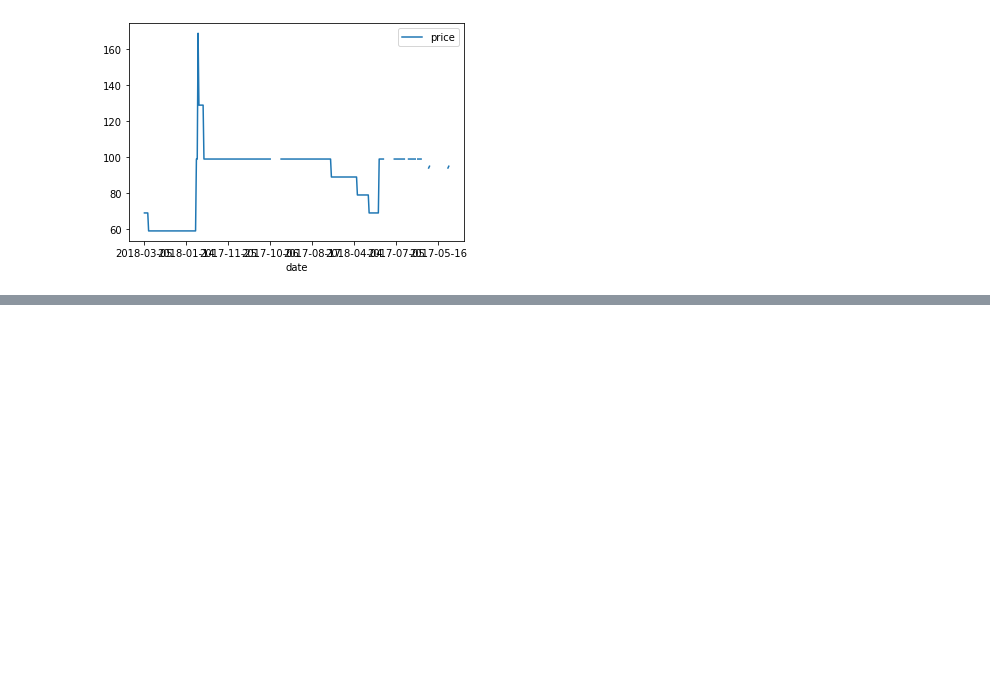
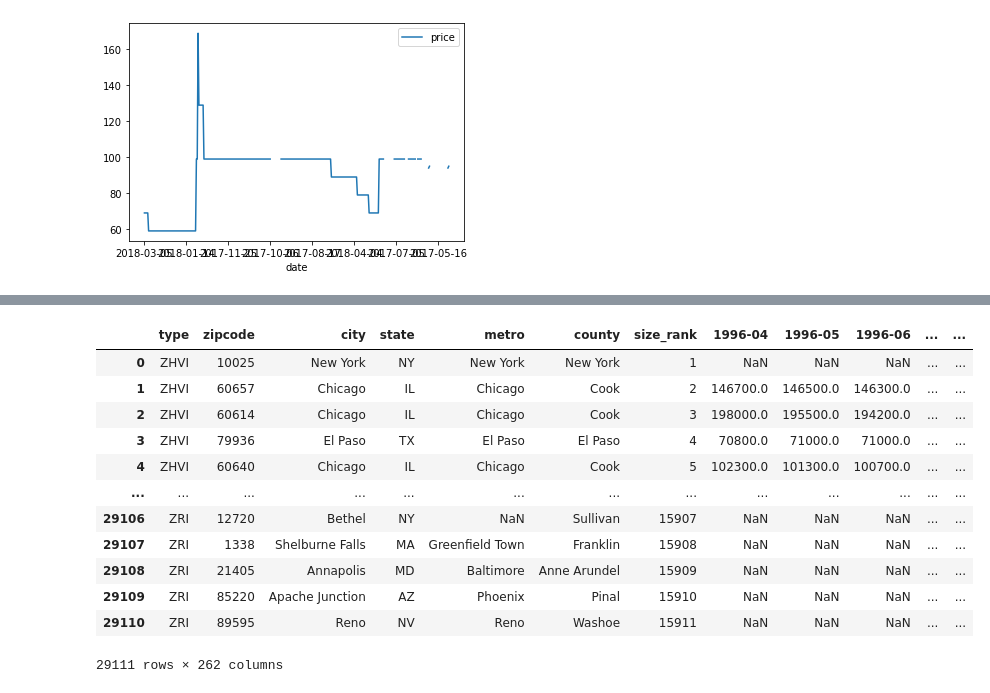
Before and after one commit to terenceneo/Airbnb-NYC-data-study, a Jupyter notebook: RobertStuff/exploration.ipynb, the cells around one changed output, grey strips where cells are left out. Drawn from its saved outputs; the diff is of its cells as text; code cells hidden in the pictures; blank space fills up the shorter version.

```diff
--- a/RobertStuff/exploration.ipynb
+++ b/RobertStuff/exploration.ipynb
@@ -16,0 +169,16 @@ calendar.loc[calendar["listing_id"] == 2515].plot(x="date", y="price")
+# %%
+display(real_estate)
+# %% [output]
+|  | type | zipcode | city | state | metro | county | size_rank | 1996-04 | 1996-05 | 1996-06 | ... | ... |
+| 0 | ZHVI | 10025 | New York | NY | New York | New York | 1 | NaN | NaN | NaN | ... | ... |
+| 1 | ZHVI | 60657 | Chicago | IL | Chicago | Cook | 2 | 146700.0 | 146500.0 | 146300.0 | ... | ... |
+| 2 | ZHVI | 60614 | Chicago | IL | Chicago | Cook | 3 | 198000.0 | 195500.0 | 194200.0 | ... | ... |
+| 3 | ZHVI | 79936 | El Paso | TX | El Paso | El Paso | 4 | 70800.0 | 71000.0 | 71000.0 | ... | ... |
+| 4 | ZHVI | 60640 | Chicago | IL | Chicago | Cook | 5 | 102300.0 | 101300.0 | 100700.0 | ... | ... |
+| ... | ... | ... | ... | ... | ... | ... | ... | ... | ... | ... | ... | ... |
+| 29106 | ZRI | 12720 | Bethel | NY | NaN | Sullivan | 15907 | NaN | NaN | NaN | ... | ... |
+| 29107 | ZRI | 1338 | Shelburne Falls | MA | Greenfield Town | Franklin | 15908 | NaN | NaN | NaN | ... | ... |
+| 29108 | ZRI | 21405 | Annapolis | MD | Baltimore | Anne Arundel | 15909 | NaN | NaN | NaN | ... | ... |
+| 29109 | ZRI | 85220 | Apache Junction | AZ | Phoenix | Pinal | 15910 | NaN | NaN | NaN | ... | ... |
+| 29110 | ZRI | 89595 | Reno | NV | Reno | Washoe | 15911 | NaN | NaN | NaN | ... | ... |
+29111 rows × 262 columns
```
Also changed, not shown: parts of 23 cells of this notebook, 2 other files.
